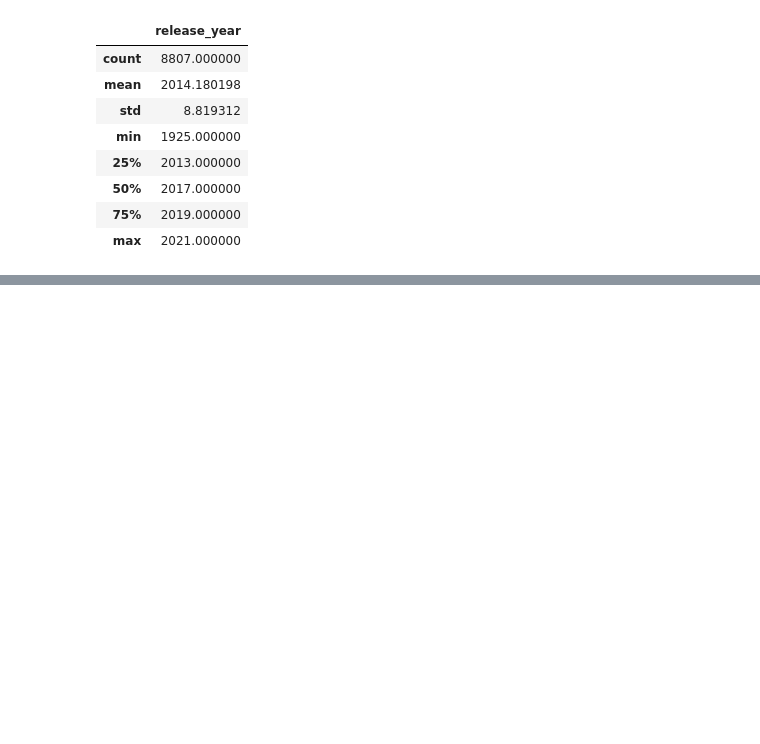
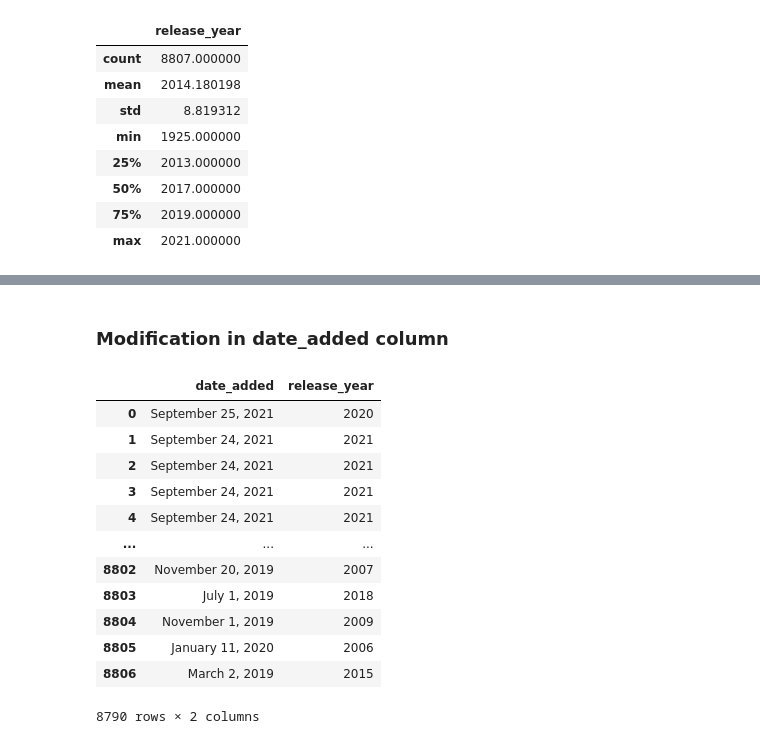
Before and after one commit to suparthjain22/Netflix-Exploratory-Data-Analysis, a Jupyter notebook: Notebook/EDA-project.ipynb, the cells around one changed output, grey strips where cells are left out. Saved outputs shown, nothing was run; the diff lists cells and outputs as text; code cells hidden in the pictures; blank space fills up the shorter version.

```diff
--- a/Notebook/EDA-project.ipynb
+++ b/Notebook/EDA-project.ipynb
@@ -137,0 +209,3 @@ df.describe()
+# %%
+#Adding N/A in place of missing values in country column
+df['country'] = df['country'].fillna('N/A')
@@ -137,0 +226,3 @@ df.describe()
+# %%
+#Removing the records which have missing values in date_added column
+df = df.dropna(subset=['date_added'])
@@ -137,0 +247,3 @@ df.describe()
+# %%
+#Removing the records which have missing values in rating column
+df = df.dropna(subset=['rating'])
@@ -137,0 +268,3 @@ df.describe()
+# %%
+#Removing the records which have missing values in duration column
+df = df.dropna(subset=['duration'])
@@ -137,0 +296,19 @@ df.describe()
+# %% [markdown]
+### Modification in date_added column
+# %%
+#Checking date_added and release_year column
+df[['date_added','release_year']]
+# %% [output]
+|  | date_added | release_year |
+| 0 | September 25, 2021 | 2020 |
+| 1 | September 24, 2021 | 2021 |
+| 2 | September 24, 2021 | 2021 |
+| 3 | September 24, 2021 | 2021 |
+| 4 | September 24, 2021 | 2021 |
+| ... | ... | ... |
+| 8802 | November 20, 2019 | 2007 |
+| 8803 | July 1, 2019 | 2018 |
+| 8804 | November 1, 2019 | 2009 |
+| 8805 | January 11, 2020 | 2006 |
+| 8806 | March 2, 2019 | 2015 |
+8790 rows × 2 columns
```
Also changed, not shown: parts of 52 cells of this notebook.
